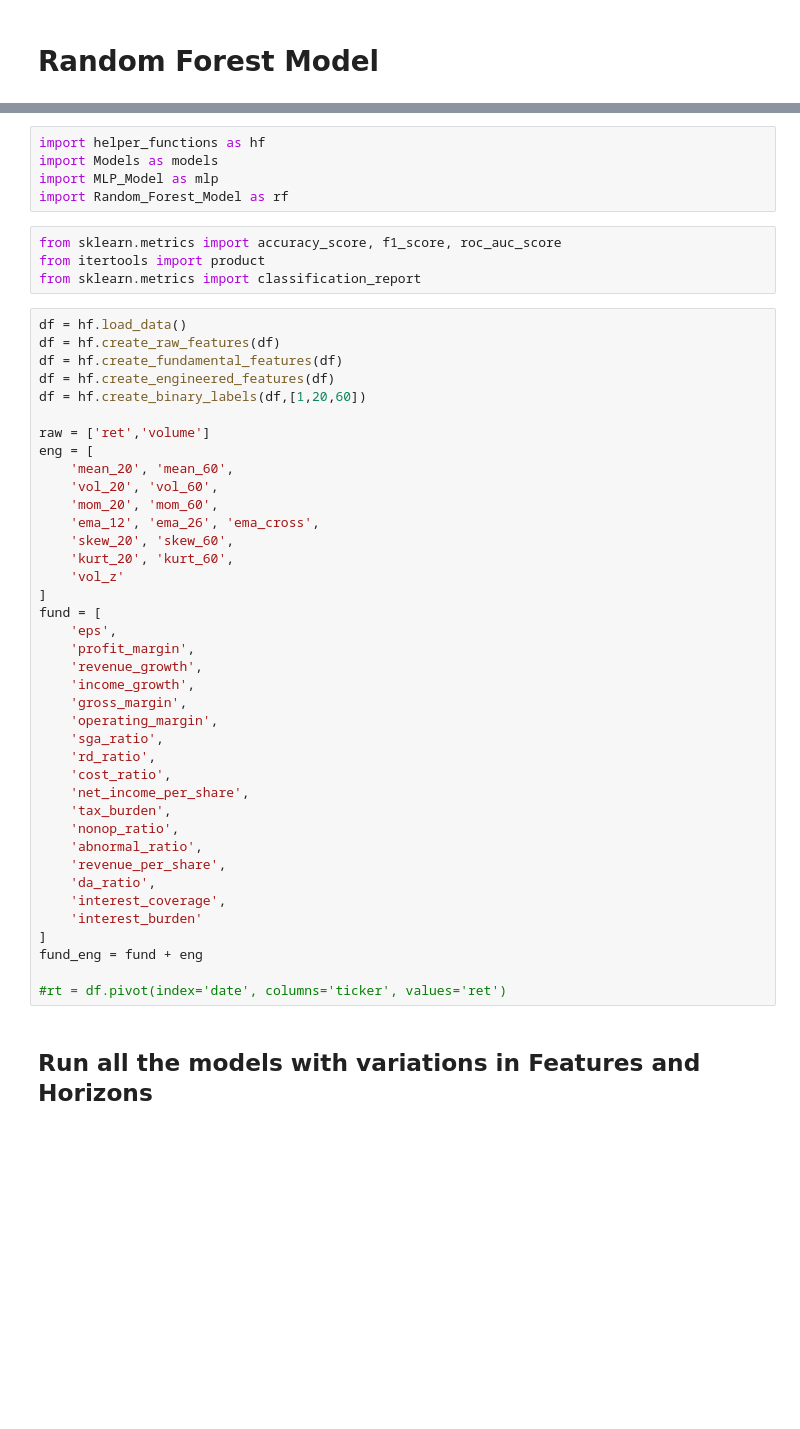
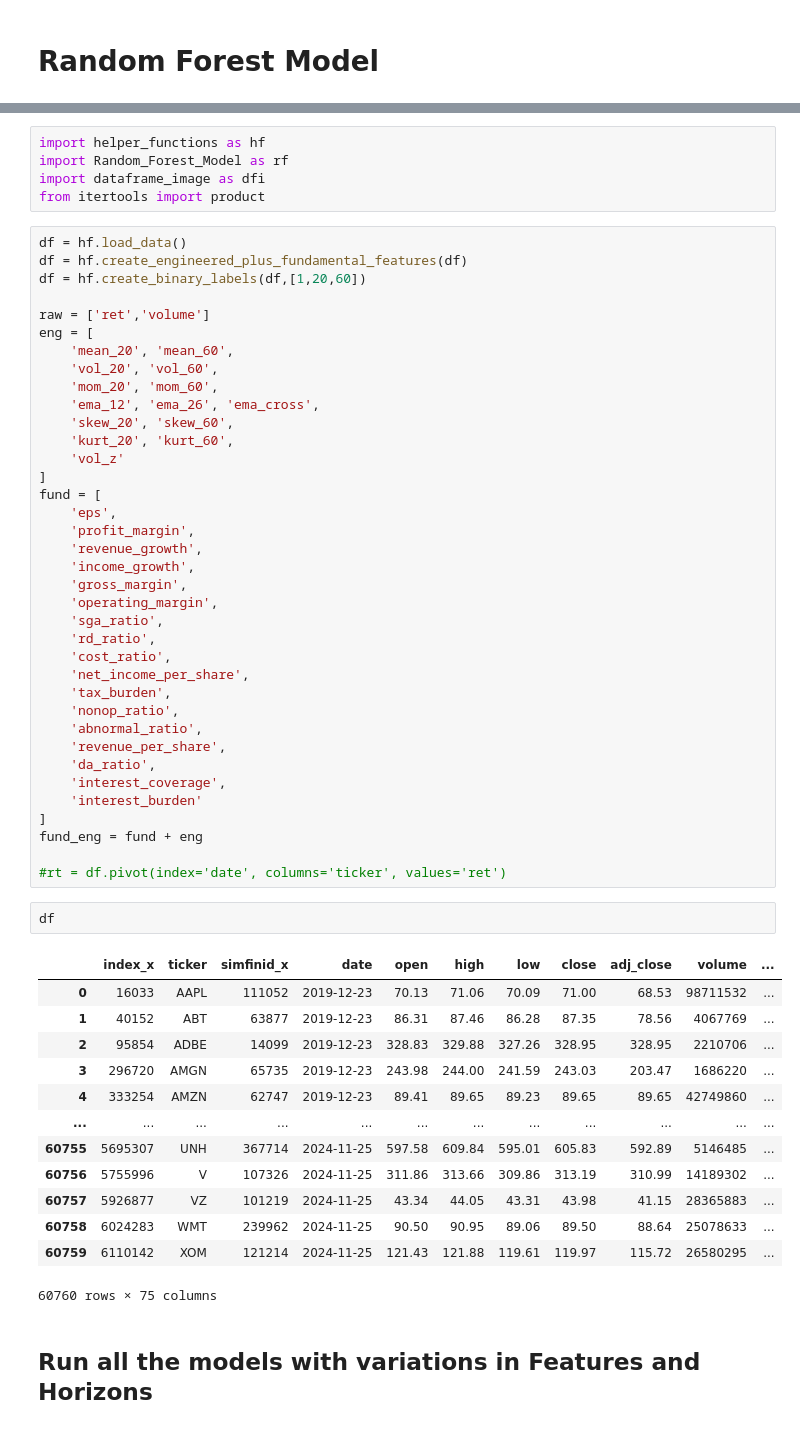
Before and after one commit to RipaltaOriol/ML-Stock-Predictor, a Jupyter notebook: random_forest_models.ipynb, the cells around one changed output, grey strips where cells are left out. Saved outputs shown, nothing was run; the diff lists cells and outputs as text; blank space fills up the shorter version.

```diff
--- a/random_forest_models.ipynb
+++ b/random_forest_models.ipynb
@@ -23,17 +9,11 @@ from tensorflow.keras import layers, models
 # %%
 import helper_functions as hf
-import Models as models
-import MLP_Model as mlp
 import Random_Forest_Model as rf
+import dataframe_image as dfi
+from itertools import product
-# %%
-from sklearn.metrics import accuracy_score, f1_score, roc_auc_score
-from itertools import product
-from sklearn.metrics import classification_report
 # %%
 df = hf.load_data()
-df = hf.create_raw_features(df)
-df = hf.create_fundamental_features(df)
-df = hf.create_engineered_features(df)
+df = hf.create_engineered_plus_fundamental_features(df)
 df = hf.create_binary_labels(df,[1,20,60])
 
 raw = ['ret','volume']
@@ -68,6 +48,22 @@ fund = [
 fund_eng = fund + eng
 
 #rt = df.pivot(index='date', columns='ticker', values='ret')
+# %%
+df
+# %% [output]
+|  | index_x | ticker | simfinid_x | date | open | high | low | close | adj_close | volume | ... |
+| 0 | 16033 | AAPL | 111052 | 2019-12-23 | 70.13 | 71.06 | 70.09 | 71.00 | 68.53 | 98711532 | ... |
+| 1 | 40152 | ABT | 63877 | 2019-12-23 | 86.31 | 87.46 | 86.28 | 87.35 | 78.56 | 4067769 | ... |
+| 2 | 95854 | ADBE | 14099 | 2019-12-23 | 328.83 | 329.88 | 327.26 | 328.95 | 328.95 | 2210706 | ... |
+| 3 | 296720 | AMGN | 65735 | 2019-12-23 | 243.98 | 244.00 | 241.59 | 243.03 | 203.47 | 1686220 | ... |
+| 4 | 333254 | AMZN | 62747 | 2019-12-23 | 89.41 | 89.65 | 89.23 | 89.65 | 89.65 | 42749860 | ... |
+| ... | ... | ... | ... | ... | ... | ... | ... | ... | ... | ... | ... |
+| 60755 | 5695307 | UNH | 367714 | 2024-11-25 | 597.58 | 609.84 | 595.01 | 605.83 | 592.89 | 5146485 | ... |
+| 60756 | 5755996 | V | 107326 | 2024-11-25 | 311.86 | 313.66 | 309.86 | 313.19 | 310.99 | 14189302 | ... |
+| 60757 | 5926877 | VZ | 101219 | 2024-11-25 | 43.34 | 44.05 | 43.31 | 43.98 | 41.15 | 28365883 | ... |
+| 60758 | 6024283 | WMT | 239962 | 2024-11-25 | 90.50 | 90.95 | 89.06 | 89.50 | 88.64 | 25078633 | ... |
+| 60759 | 6110142 | XOM | 121214 | 2024-11-25 | 121.43 | 121.88 | 119.61 | 119.97 | 115.72 | 26580295 | ... |
+60760 rows × 75 columns
 # %% [markdown]
 ## Run all the models with variations in Features and Horizons
 # %%
```
Also changed, not shown: parts of 15 cells of this notebook, 1 other file.
